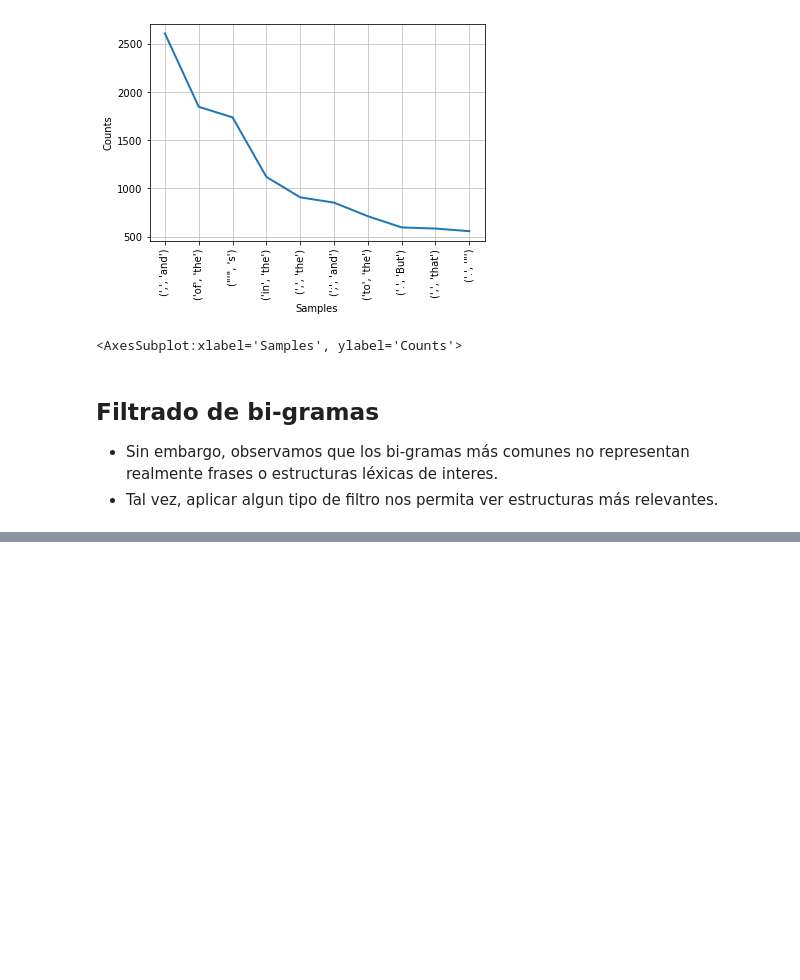
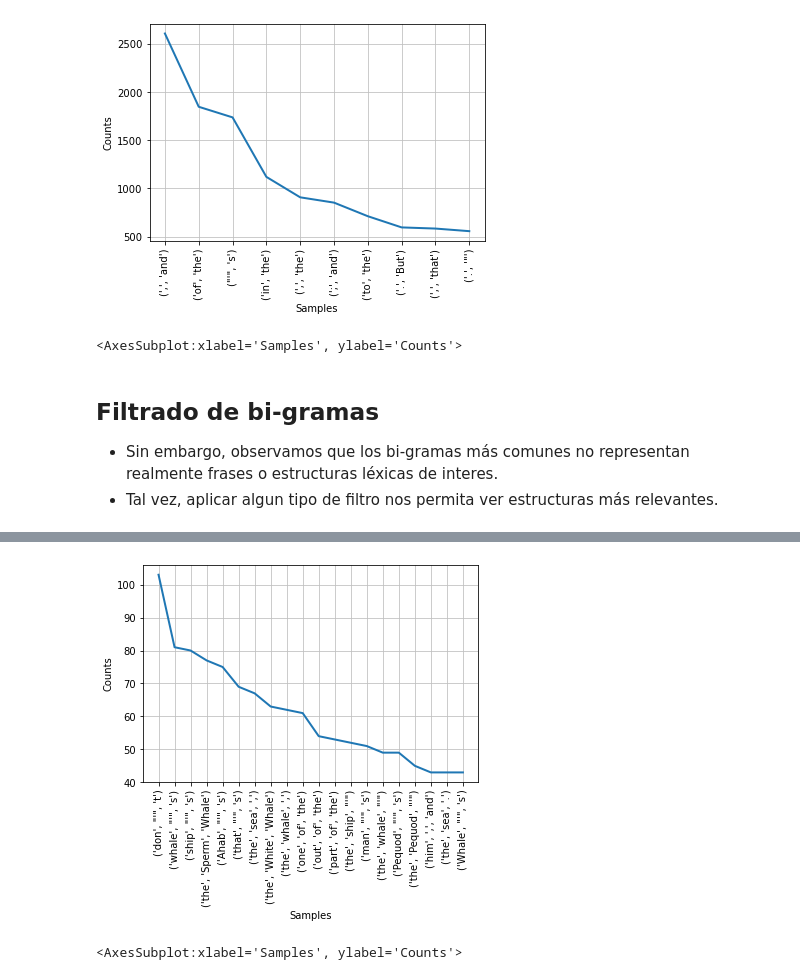
Before and after one commit to LuisReyes98/platzi-python-nltk, a Jupyter notebook: notebooks/c5_language_with_statistics.ipynb, the cells around one changed output, grey strips where cells are left out. Saved outputs shown, nothing was run; the diff lists cells and outputs as text; code cells hidden in the pictures; blank space fills up the shorter version.

```diff
--- a/notebooks/c5_language_with_statistics.ipynb
+++ b/notebooks/c5_language_with_statistics.ipynb
@@ -59,0 +107,11 @@ fdist.plot(10)
+# %%
+threshold = 2
+filtered_trigrams = [
+    trigram for trigram in md_trigrams if len(trigram[0]) > threshold
+]
+
+filtered_dist = FreqDist(filtered_trigrams)
+filtered_dist.plot(20)
+# %% [output]
+[figure, added]
+<AxesSubplot:xlabel='Samples', ylabel='Counts'>
```
Also changed, not shown: parts of 5 cells of this notebook.
